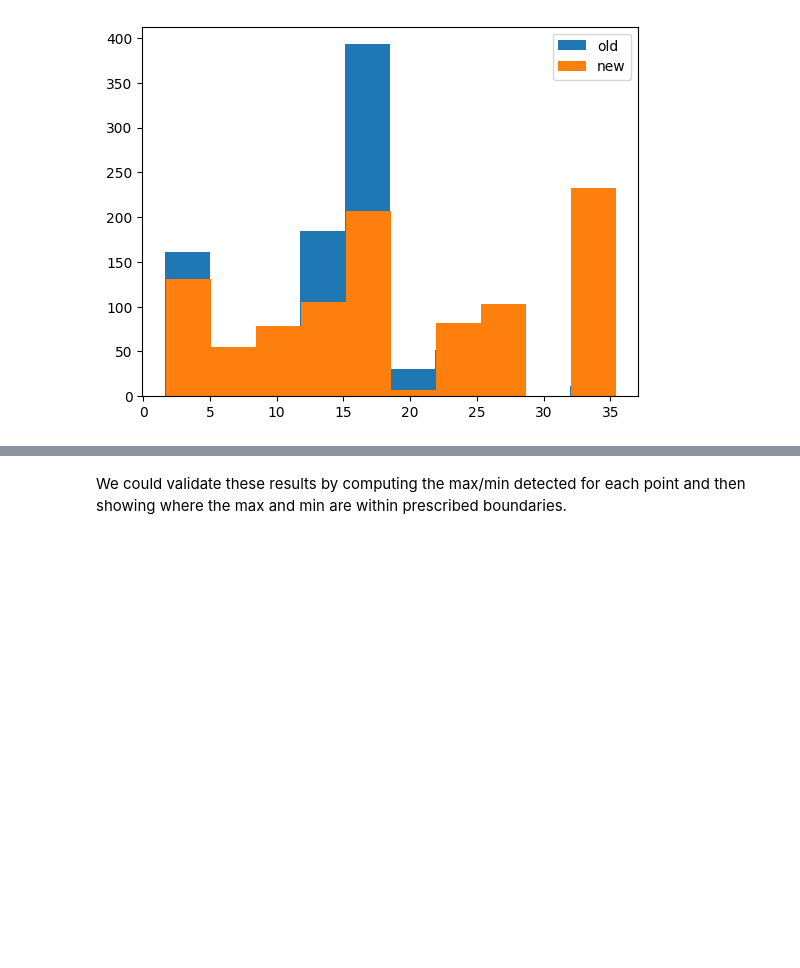
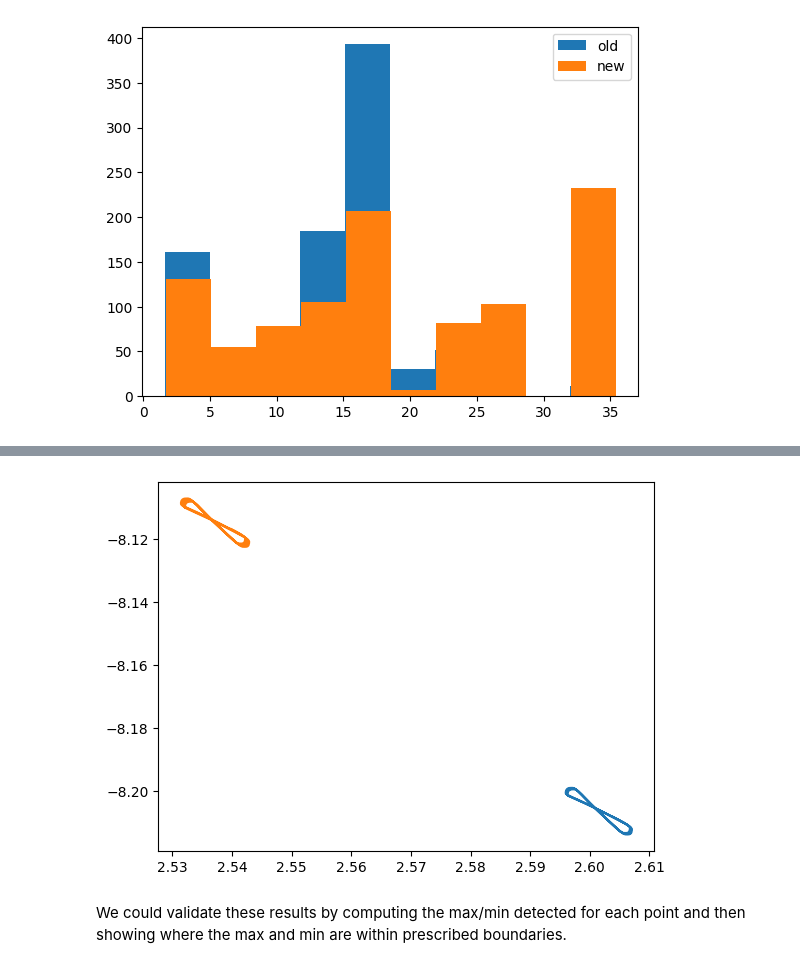
Before and after one commit to ljstolting/EvolvingHP, a Jupyter notebook: Python/Statistics.ipynb, the cells around one changed output, grey strips where cells are left out. Cells and saved outputs as stored; diff of their text form; code cells hidden in the pictures; blank space fills up the shorter version.

```diff
--- a/Python/Statistics.ipynb
+++ b/Python/Statistics.ipynb
@@ -553,2 +577,9 @@ plt.show()
+# %%
+#zoom in on final bias activity
+for i in range(2):
+    plt.plot(biastrack[i,-1000:,0],biastrack[i,-1000:,1])
+plt.show()
+# %% [output]
+[figure, added]
 # %% [markdown]
 We could validate these results by computing the max/min detected for each point and then showing where the max and min are within prescribed boundaries.
```
Also changed, not shown: parts of 2 cells of this notebook, 14 other files.
